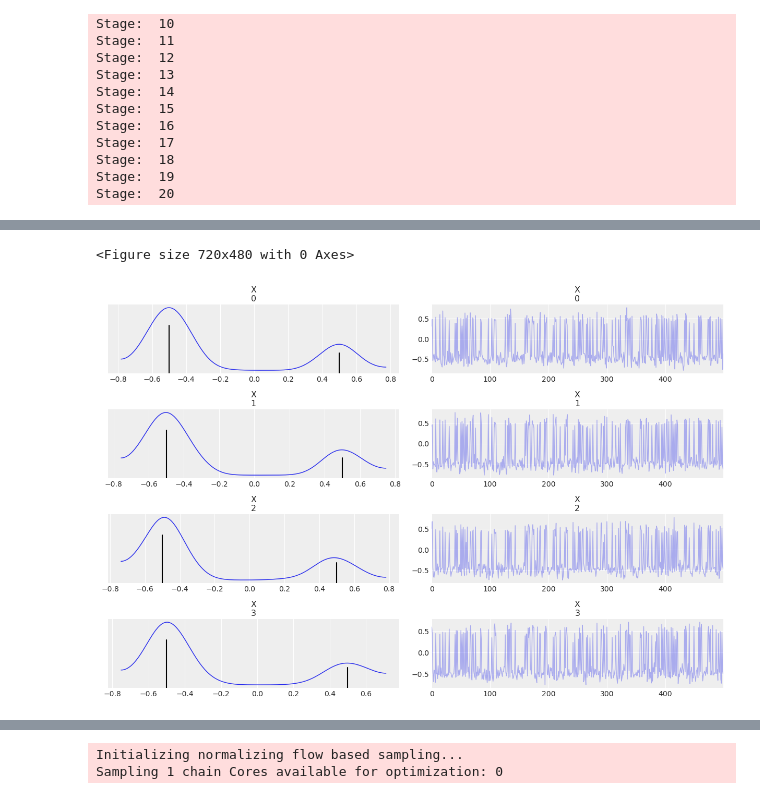
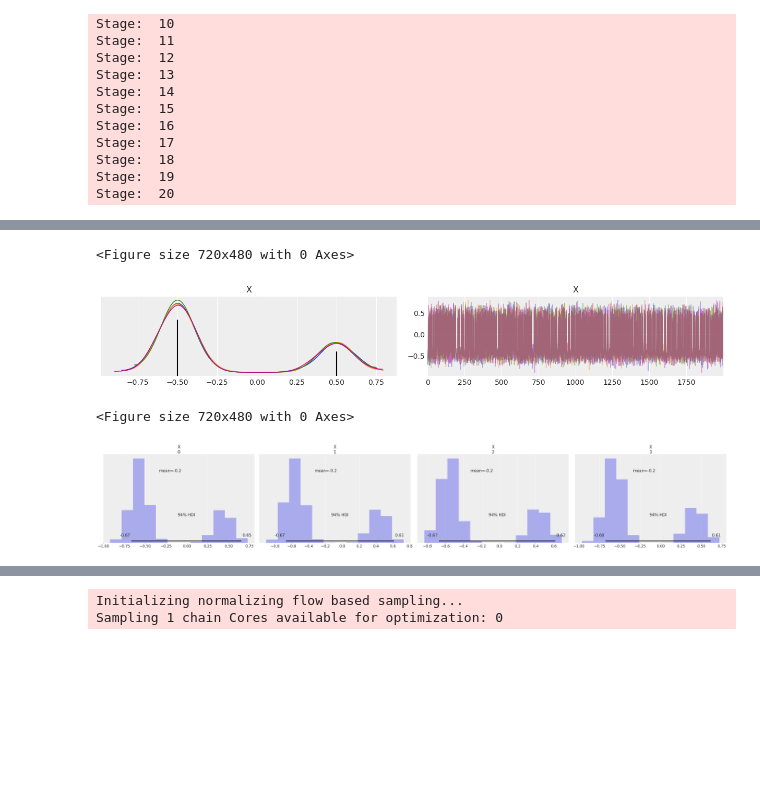
Before and after one commit to RichardGrumitt/NS_NFMC_tests, a Jupyter notebook: nfmc_tests.ipynb, the cells around one changed output, grey strips where cells are left out. Saved outputs shown, nothing was run; the diff lists cells and outputs as text; code cells hidden in the pictures; blank space fills up the shorter version.

Commit message:
Adding histogram plots and SMC checks

```diff
--- a/nfmc_tests.ipynb
+++ b/nfmc_tests.ipynb
@@ -28,8 +29,8 @@ sigma = np.power(stdev, 2) * np.eye(n)
 isigma = np.linalg.inv(sigma)
 dsigma = np.linalg.det(sigma)
 
-w1 = 0.3  # one mode with 0.1 of the mass
-w2 = 1 - w1  # the other mode with 0.9 of the mass
+w1 = 0.3  # one mode with 0.3 of the mass
+w2 = 1 - w1  # the other mode with 0.7 of the mass
 
 def two_gaussians(x):
     log_like1 = (
@@ -51,10 +52,11 @@ with pm.Model() as model:
         lower=-2.0 * np.ones_like(mu1),
         upper=2.0 * np.ones_like(mu1),
         testval=-1.0 * np.ones_like(mu1),
-    )
+
     llk = pm.Potential("llk", two_gaussians(X))
-    trace, nf_models, importance_weights = pm.sample_nfmc(500, optim_iter=1000, nf_iter=20, chains=1,
-                                                          frac_validate=0.2, alpha=(0.5,0.5), parallel=False)
+    trace, nf_models, importance_weights = pm.sample_nfmc(2000, optim_iter=1000, nf_iter=20, chains=1,
+                                                          frac_validate=0.2, alpha=(0.5,0.5), parallel=False,
+                                                          ftol=1.0e-12)
     az_trace = az.from_pymc3(trace)
 # %% [output]
 Initializing normalizing flow based sampling...
@@ -84,12 +102,19 @@ Stage:  20
 # %%
 plt.figure()
-ax = az.plot_trace(az_trace, compact=False)
+ax = az.plot_trace(az_trace, compact=True)
 for i in range(len(ax)):
     ax[i, 0].axvline(-0.5, 0, 0.7, color='k')
     ax[i, 0].axvline(0.5, 0, 0.3, color='k')
 plt.show()
 # %% [output]
 <Figure size 720x480 with 0 Axes>
-[figure, old version]
+[figure, new version]
+# %%
+plt.figure()
+az.plot_posterior(az_trace, kind='hist')
+plt.show()
+# %% [output]
+<Figure size 720x480 with 0 Axes>
+[figure, added]
 # %%
 plt.figure()
```
Also changed, not shown: parts of 10 cells of this notebook.
